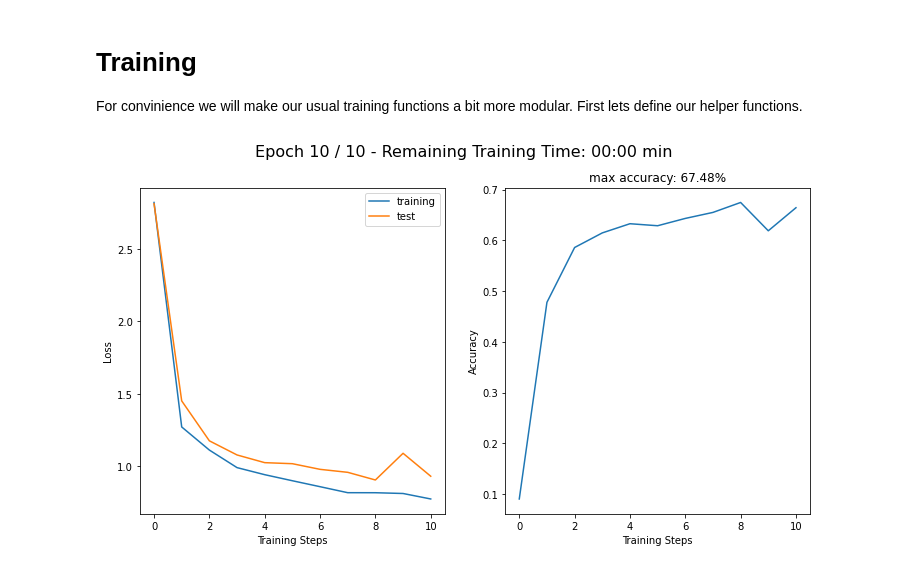
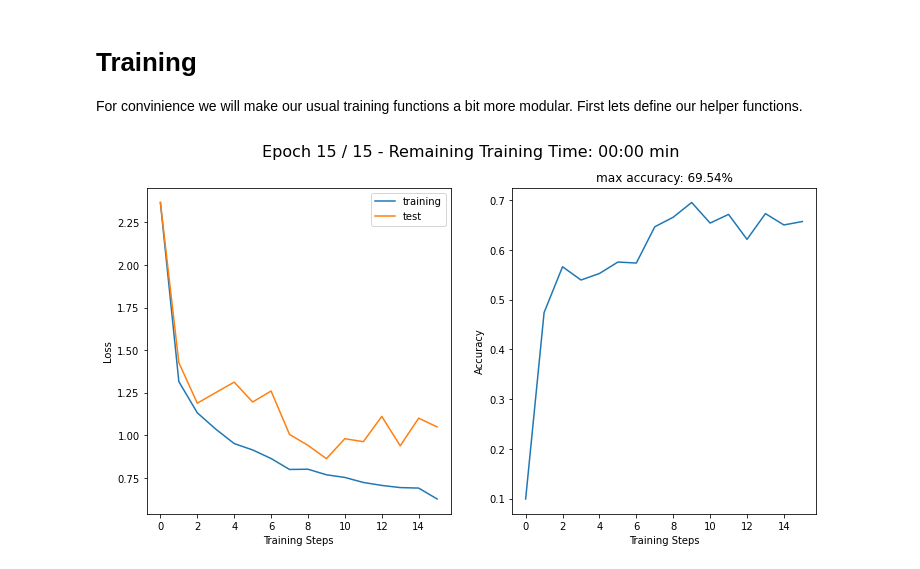
Before and after one commit to Maxoz99/ANNs-TensorFlow, a Jupyter notebook: Homework06/homework06.ipynb, the cells around one changed output. Saved outputs shown, nothing was run; the diff lists cells and outputs as text; code cells hidden in the pictures.

```diff
--- a/Homework06/homework06.ipynb
+++ b/Homework06/homework06.ipynb
@@ -84,19 +84,22 @@ from tensorflow.keras import layers
 
 class ResidualBlock(layers.Layer):
 
-    def __init__(self, channels):
+    def __init__(self, channels = [10, 64, 32]):
         super(ResidualBlock, self).__init__()
 
         self.layers_list = [
-            layers.Conv2D(channels, kernel_size=1, padding="same"),
+            layers.Conv2D(channels[0], kernel_size=1, padding="same"),
             layers.BatchNormalization(),
-            layers.Conv2D(channels, kernel_size=3, padding="same"),
+            layers.Activation("relu"),
+            layers.Conv2D(channels[1], kernel_size=3, padding="same"),
             layers.BatchNormalization(),
-            layers.Conv2D(channels, kernel_size=1, padding="same"),
+            layers.Activation("relu"),
+            layers.Conv2D(channels[2], kernel_size=1, padding="same"),
             layers.BatchNormalization(),
             layers.Activation("relu")
         ]
 
+    @tf.function
     def call(self, x, training=False):
         orig_input = x
         for layer in self.layers_list:
@@ -112,23 +115,29 @@ class ResNet(tf.keras.Model):
 
         # Input through a convolutional layer
         input_layer = [
-            layers.Conv2D(32, kernel_size=3, input_shape=(32,32,3))
+            layers.Conv2D(32, kernel_size=3, input_shape=(32,32,3)),
+            layers.BatchNormalization(),
+            layers.Activation("relu")
         ]
 
         # Add an arbitratiy number of Residual blocks
-        residual_blocks = [ResidualBlock(32) for _ in range(self.res_block_count)]
+        residual_blocks = [ResidualBlock([10,64,32]) for _ in range(self.res_block_count)]
 
         # Define the output layer
         output_layer = [
-            layers.BatchNormalization(),
+            #layers.Flatten(),
+            #layers.Dense(128, activation=None),
+            #layers.BatchNormalization(),
+            #layers.Activation("relu"),
             layers.GlobalAveragePooling2D(),
+            layers.Dropout(0.40),
             layers.Dense(10, activation="softmax")
         ]
 
         # Join all our layers together
         self.layers_list = input_layer + residual_blocks + output_layer
 
-    # @tf.function
+    @tf.function
     def call(self, x, training=False):
         for layer in self.layers_list:
             x = layer(x, training=training)
@@ -334,19 +365,19 @@ def train_model(model, loss_function, epochs, learning_rate, optimizer):
         plot_performance(num_epochs, train_losses, test_losses, test_accuracies, (start, end))
 # %%
 ### Hyperparameters
-num_epochs = 10
+num_epochs = 15
 learning_rate = 0.001
 
 # Train on ResNet
 train_model(
-    model = ResNet(5),
+    model = ResNet(10),
     loss_function = tf.keras.losses.CategoricalCrossentropy(),
     epochs = num_epochs,
     learning_rate = learning_rate,
     optimizer = tf.keras.optimizers.Adam(learning_rate),
     )
 # %% [output]
-[figure, old version]
+[figure, new version]
 # %%
 # Train on DenseNet
 
```
Also changed, not shown: parts of 3 cells of this notebook, 2 other files.
